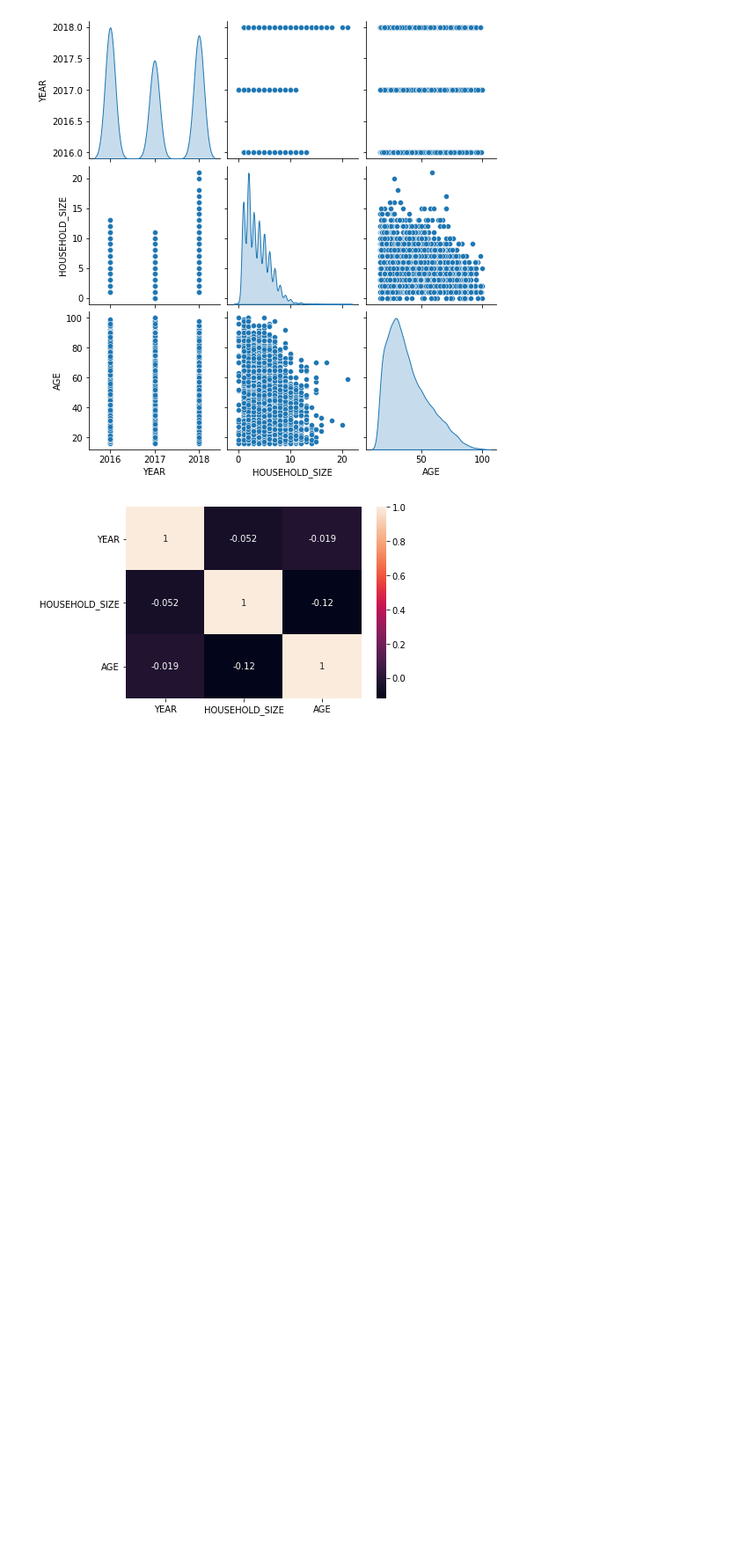
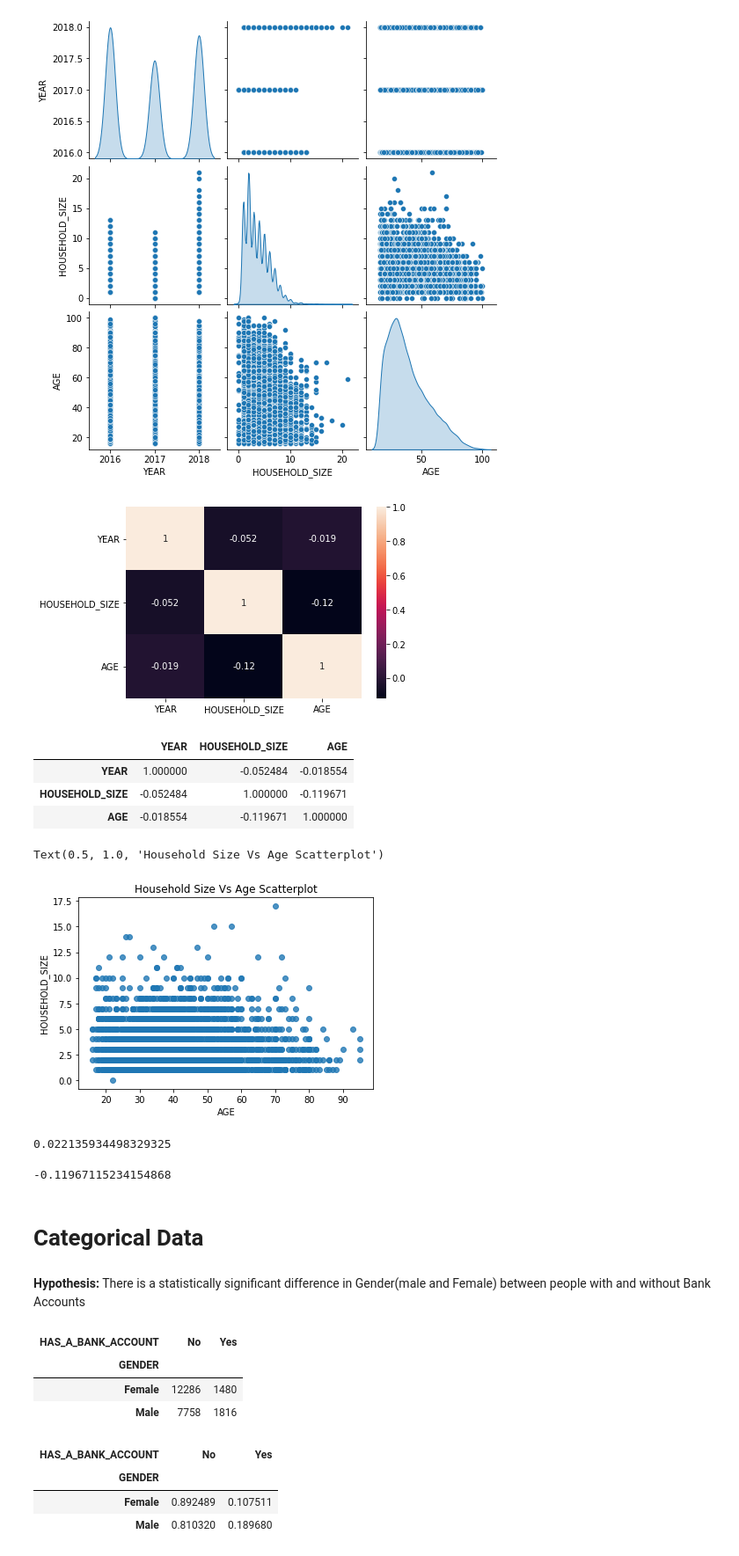
Before and after one commit to Obreintelly/EDA, a Jupyter notebook: Week_2_IP_Exploratory_Data_Analysis_Core.ipynb, the cells around one changed output. Shown: that part at 88% size. Saved outputs shown, nothing was run; the diff lists cells and outputs as text; code cells hidden in the pictures; blank space fills up the shorter version.

```diff
--- a/Week_2_IP_Exploratory_Data_Analysis_Core.ipynb
+++ b/Week_2_IP_Exploratory_Data_Analysis_Core.ipynb
@@ -454,3 +460,35 @@ sns.heatmap(finance_inclusion.corr(),annot=True)
 plt.show()
 # %% [output]
 [figure]
+# %%
+finance_inclusion.corr()
+# %% [output]
+|  | YEAR | HOUSEHOLD_SIZE | AGE |
+| YEAR | 1.000000 | -0.052484 | -0.018554 |
+| HOUSEHOLD_SIZE | -0.052484 | 1.000000 | -0.119671 |
+| AGE | -0.018554 | -0.119671 | 1.000000 |
+# %%
+sns.regplot(x=kenya_with_account['AGE'], y = kenya_with_account['HOUSEHOLD_SIZE'], fit_reg=False)
+plt.title('Household Size Vs Age Scatterplot')
+
+#There is no relationship between age and household size for Kenyans with bank accounts
+# %% [output]
+Text(0.5, 1.0, 'Household Size Vs Age Scatterplot')
+[figure, added]
+# %%
+#Calculating the Pearson Coefficient
+pearson_coeff = kenya_with_account['AGE'].corr(kenya_with_account['HOUSEHOLD_SIZE'], method='pearson')
+print(pearson_coeff)
+
+#THe results below i.e our Pearson Coefficient bear us out. There is no relationship between age and household size
+# %% [output]
+0.022135934498329325
+# %%
+#Calculating the Pearson coefficient for all the countries
+p_c= finance_inclusion['AGE'].corr(finance_inclusion['HOUSEHOLD_SIZE'], method='pearson')
+print(p_c)
+#For all countries in the datset, there is a weak linear correlation between Age and Household_Size
+# %% [output]
+-0.11967115234154868
+# %% [markdown]
+# Categorical Data
@@ -456,0 +497,3 @@ plt.show()
+# %% [markdown]
+**Hypothesis:**
+There is a statistically significant difference in Gender(male and Female) between people with and without Bank Accounts
@@ -456,0 +506,18 @@ plt.show()
+# %%
+#Convert the data into a contingency table with frequencies
+cont_freq= pd.crosstab(finance_inclusion['GENDER'], finance_inclusion['HAS_A_BANK_ACCOUNT'])
+cont_freq
+# %% [output]
+| HAS_A_BANK_ACCOUNT | No | Yes |
+| GENDER |  |  |
+| Female | 12286 | 1480 |
+| Male | 7758 | 1816 |
+# %%
+#Deriving Percentages by Gender rows
+cont_freq_pct = pd.crosstab(finance_inclusion['GENDER'], finance_inclusion['HAS_A_BANK_ACCOUNT'], normalize='index')
+cont_freq_pct
+# %% [output]
+| HAS_A_BANK_ACCOUNT | No | Yes |
+| GENDER |  |  |
+| Female | 0.892489 | 0.107511 |
+| Male | 0.810320 | 0.189680 |
```
Also changed, not shown: parts of 21 cells of this notebook.
